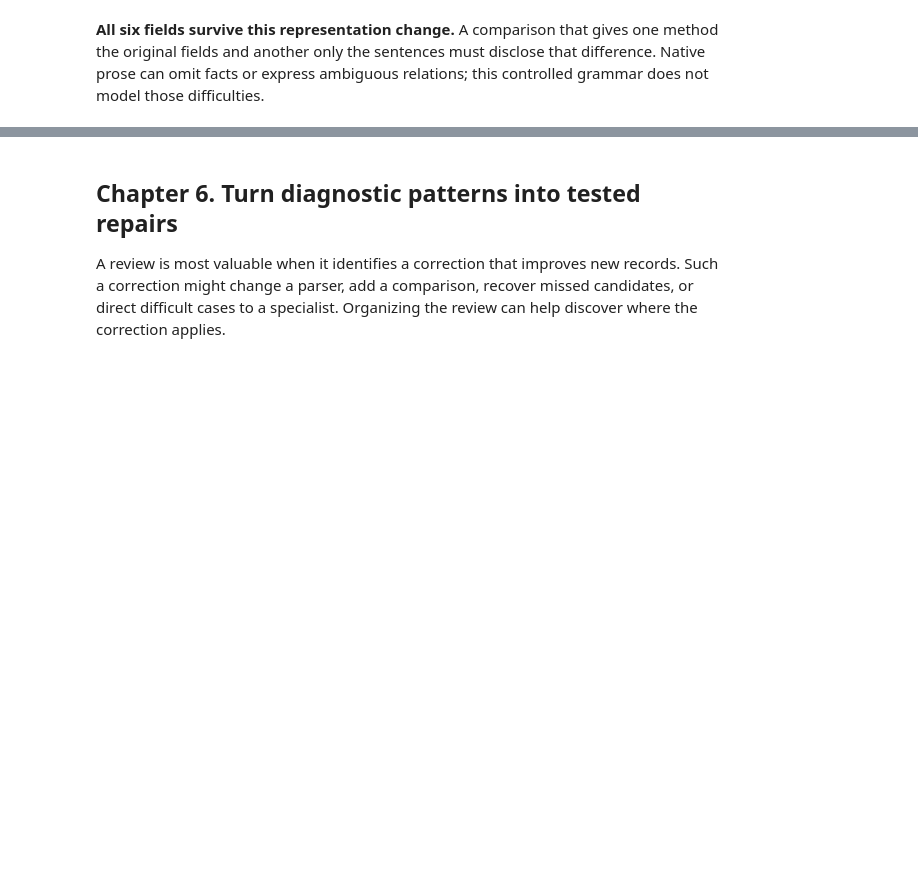
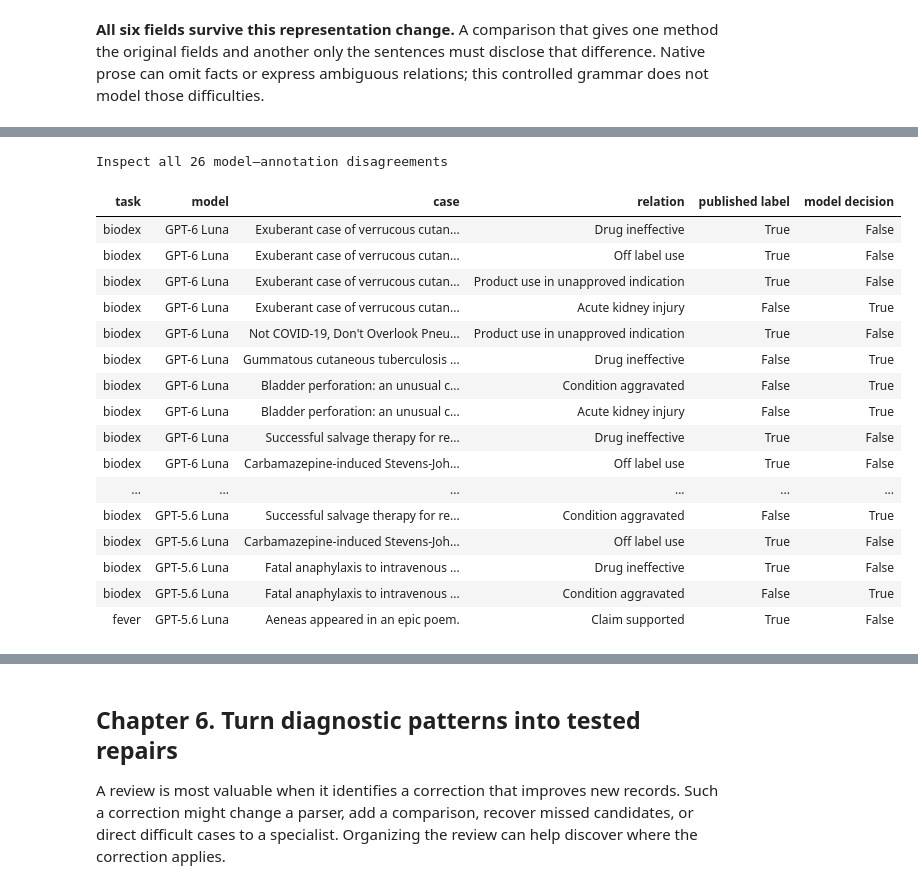
Before and after one commit to hananather/LLM-notes, a Jupyter notebook: LLM_basics/record-linkage-with-semantic-operators.ipynb, the cells around one changed output, grey strips where cells are left out. Cells and saved outputs as stored; diff of their text form; code cells hidden in the pictures; blank space fills up the shorter version.

```diff
--- a/LLM_basics/record-linkage-with-semantic-operators.ipynb
+++ b/LLM_basics/record-linkage-with-semantic-operators.ipynb
@@ -599,0 +646,14 @@ The existing 225-pair result remains the structured-data control: Splink recover
+# %%
+from unstructured_benchmark import (
+    load_data, benchmark_tables, run_live, BIODEX_PREDICATE, FEVER_PREDICATE,
+)
+text_data = load_data()
+text_manifest = text_data["manifest"]
+display(pd.DataFrame([
+    {"task": "BioDEX article–reaction join",
+     "evaluated decisions": text_manifest["biodex"]["pairs"],
+     "positive labels": text_manifest["biodex"]["positive_pairs"]},
+    {"task": "FEVER support filter with supplied evidence",
+     "evaluated decisions": text_manifest["fever"]["claims"],
+     "positive labels": text_manifest["fever"]["positive_claims"]},
+]))
@@ -599,0 +835,33 @@ The existing 225-pair result remains the structured-data control: Splink recover
+# %%
+# Every model–annotation disagreement remains inspectable.
+from IPython.display import HTML
+review_rows = text_benchmark["decisions"].query("truth != prediction").copy()
+report_titles = text_data["biodex_attribution"].set_index("unique_id").title.to_dict()
+claim_text = text_data["fever_claims"].set_index("unique_id").claim.to_dict()
+reaction_text = text_data["biodex_categories"].set_index("unique_id").reaction.to_dict()
+review_rows["case"] = review_rows.left_id.map({**report_titles, **claim_text})
+review_rows["relation"] = review_rows.right_id.map(reaction_text).fillna("Claim supported")
+review_rows["model"] = review_rows.model.replace(short_models)
+review_rows = review_rows[["task", "model", "case", "relation", "truth", "prediction"]].rename(
+    columns={"truth": "published label", "prediction": "model decision"})
+display(HTML(f"<details><summary>Inspect all {len(review_rows)} model–annotation disagreements</summary>"
+             + review_rows.to_html(index=False, escape=True) + "</details>"))
+# %% [output]
+Inspect all 26 model–annotation disagreements
+| task | model | case | relation | published label | model decision |
+| biodex | GPT-6 Luna | Exuberant case of verrucous cutan... | Drug ineffective | True | False |
+| biodex | GPT-6 Luna | Exuberant case of verrucous cutan... | Off label use | True | False |
+| biodex | GPT-6 Luna | Exuberant case of verrucous cutan... | Product use in unapproved indication | True | False |
+| biodex | GPT-6 Luna | Exuberant case of verrucous cutan... | Acute kidney injury | False | True |
+| biodex | GPT-6 Luna | Not COVID-19, Don't Overlook Pneu... | Product use in unapproved indication | True | False |
+| biodex | GPT-6 Luna | Gummatous cutaneous tuberculosis ... | Drug ineffective | False | True |
+| biodex | GPT-6 Luna | Bladder perforation: an unusual c... | Condition aggravated | False | True |
+| biodex | GPT-6 Luna | Bladder perforation: an unusual c... | Acute kidney injury | False | True |
+| biodex | GPT-6 Luna | Successful salvage therapy for re... | Drug ineffective | True | False |
+| biodex | GPT-6 Luna | Carbamazepine-induced Stevens-Joh... | Off label use | True | False |
+| ... | ... | ... | ... | ... | ... |
+| biodex | GPT-5.6 Luna | Successful salvage therapy for re... | Condition aggravated | False | True |
+| biodex | GPT-5.6 Luna | Carbamazepine-induced Stevens-Joh... | Off label use | True | False |
+| biodex | GPT-5.6 Luna | Fatal anaphylaxis to intravenous ... | Drug ineffective | True | False |
+| biodex | GPT-5.6 Luna | Fatal anaphylaxis to intravenous ... | Condition aggravated | False | True |
+| fever | GPT-5.6 Luna | Aeneas appeared in an epic poem. | Claim supported | True | False |
```
Also changed, not shown: parts of 35 cells of this notebook, 40 other files.
